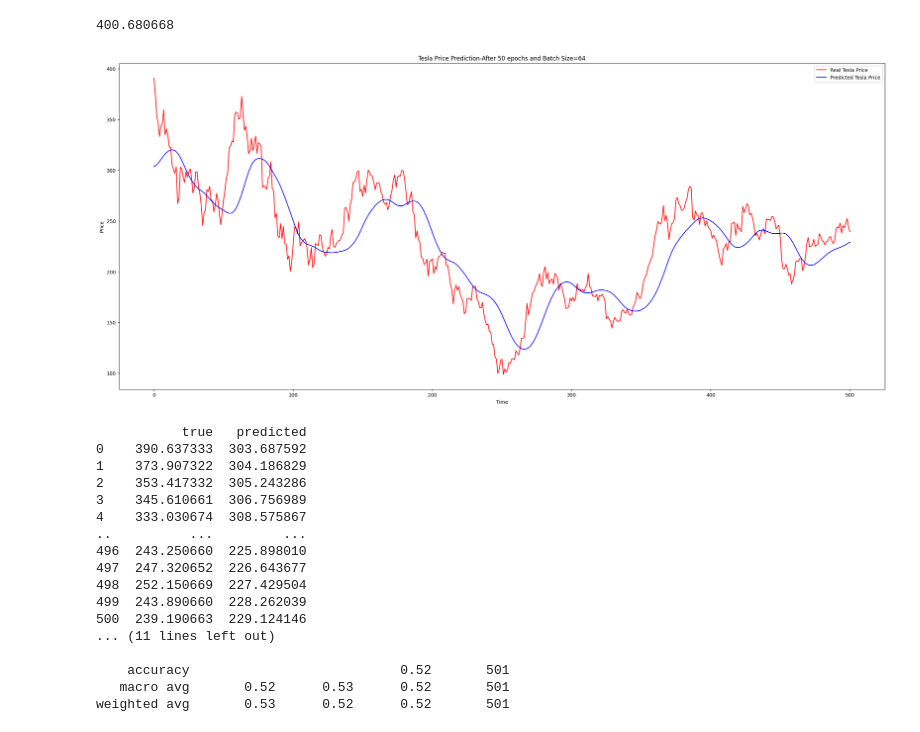
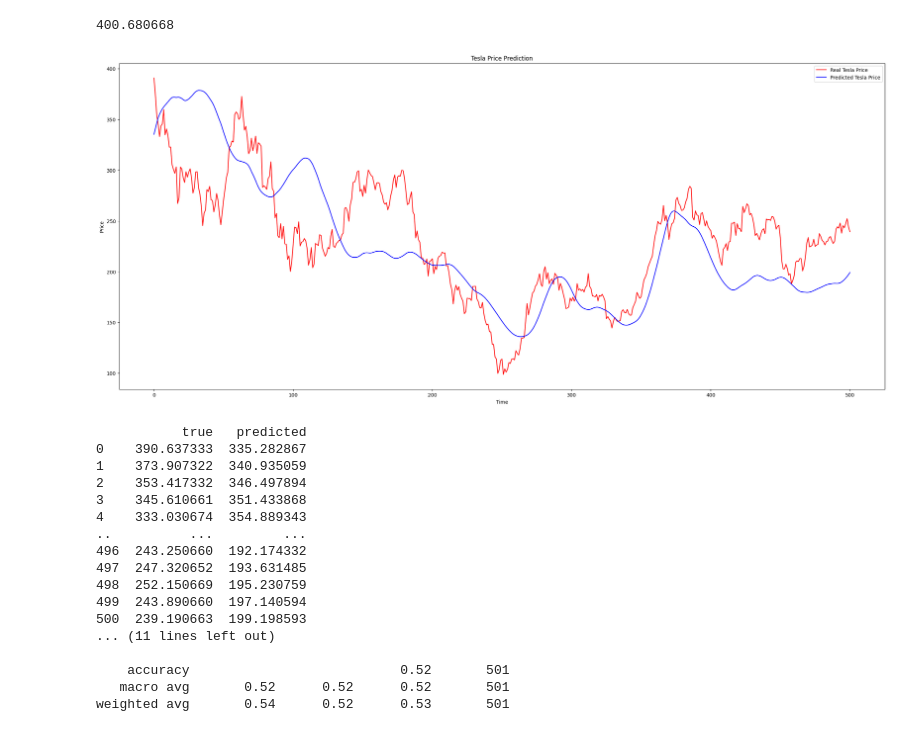
Before and after one commit to JasonMorris1/CSE151_Tesla_Stock_Prediction, a Jupyter notebook: eda_lstm copy.ipynb, the cells around one changed output. Saved outputs shown, nothing was run; the diff lists cells and outputs as text; code cells hidden in the pictures.

```diff
--- a/eda_lstm copy.ipynb
+++ b/eda_lstm copy.ipynb
@@ -23,7 +23,7 @@ df = df.drop(columns=['open', 'high', 'low']) # not sure why we do this
 #note I didn't drop other columns
 df.head()
 
-window  = 90
+window  = 40
 # %%
 
 #df = df.drop(columns=['sma_50', 'sma_100', 'rsi_7', 'ema_50', 'atr_7'], axis=1)
@@ -59,5 +59,5 @@ df_test = df_test1.drop(['date','year','next_day_close'],axis=1)
 
 df_train.head()
 
-df_train = df_train.drop(['rsi_7', 'rsi_14', 'cci_7', 'sma_50', 'ema_50', 'sma_100', 'ema_100', 'macd', 'bollinger', 'TrueRange', 'atr_7', 'atr_14', 'cci_14', 'volume'], axis = 1)
-df_test = df_test.drop(['rsi_7', 'rsi_14', 'cci_7', 'sma_50', 'ema_50', 'sma_100', 'ema_100', 'macd', 'bollinger', 'TrueRange', 'atr_7', 'atr_14', 'cci_14', 'volume'], axis = 1)
+#df_train = df_train.drop(['rsi_7', 'rsi_14', 'cci_7', 'sma_50', 'ema_50', 'sma_100', 'ema_100', 'macd', 'bollinger', 'TrueRange', 'atr_7', 'atr_14', 'cci_14', 'volume'], axis = 1)
+#df_test = df_test.drop(['rsi_7', 'rsi_14', 'cci_7', 'sma_50', 'ema_50', 'sma_100', 'ema_100', 'macd', 'bollinger', 'TrueRange', 'atr_7', 'atr_14', 'cci_14', 'volume'], axis = 1)
@@ -78,7 +85,7 @@ y_train = np.array(y_train)
 # %%
 regressor = Sequential()
 
-regressor.add(LSTM(units = 80, activation = 'relu', return_sequences = True, input_shape = (X_train.shape[1], 1)))
+regressor.add(LSTM(units = 80, activation = 'relu', return_sequences = True, input_shape = (X_train.shape[1], 15)))
 regressor.add(Dropout(0.2))
 
 regressor.add(LSTM(units = 90, activation = 'relu', return_sequences = True))
@@ -194,14 +201,14 @@ y_test = y_test*scale
 # %%
 plt.figure(figsize=(28,12))
 plt.plot(y_test, color = 'red', label = 'Real Tesla Price')
 plt.plot(y_pred, color = 'blue', label = 'Predicted Tesla Price')
-plt.title('Tesla Price Prediction-After 50 epochs and Batch Size=64')
+plt.title('Tesla Price Prediction')
 plt.xlabel('Time')
 plt.ylabel('Price')
 plt.legend()
 plt.show()
 # %% [output]
-[figure, old version]
+[figure, new version]
 # %%
 from sklearn.metrics import mean_squared_error
 from sklearn.metrics import mean_absolute_error
@@ -237,19 +244,19 @@ report  = classification_report(y_true_binary, y_pred_binary)
 print(report)
 # %% [output]
            true   predicted
-0    390.637333  303.687592
-1    373.907322  304.186829
-2    353.417332  305.243286
-3    345.610661  306.756989
-4    333.030674  308.575867
+0    390.637333  335.282867
+1    373.907322  340.935059
+2    353.417332  346.497894
+3    345.610661  351.433868
+4    333.030674  354.889343
 ..          ...         ...
-496  243.250660  225.898010
-497  247.320652  226.643677
-498  252.150669  227.429504
-499  243.890660  228.262039
-500  239.190663  229.124146
+496  243.250660  192.174332
+497  247.320652  193.631485
+498  252.150669  195.230759
+499  243.890660  197.140594
+500  239.190663  199.198593
 ... (11 lines left out)
 
     accuracy                           0.52       501
-   macro avg       0.52      0.53      0.52       501
-weighted avg       0.53      0.52      0.52       501
+   macro avg       0.52      0.52      0.52       501
+weighted avg       0.54      0.52      0.53       501
```
Also changed, not shown: parts of 5 cells of this notebook, 5 other files.
